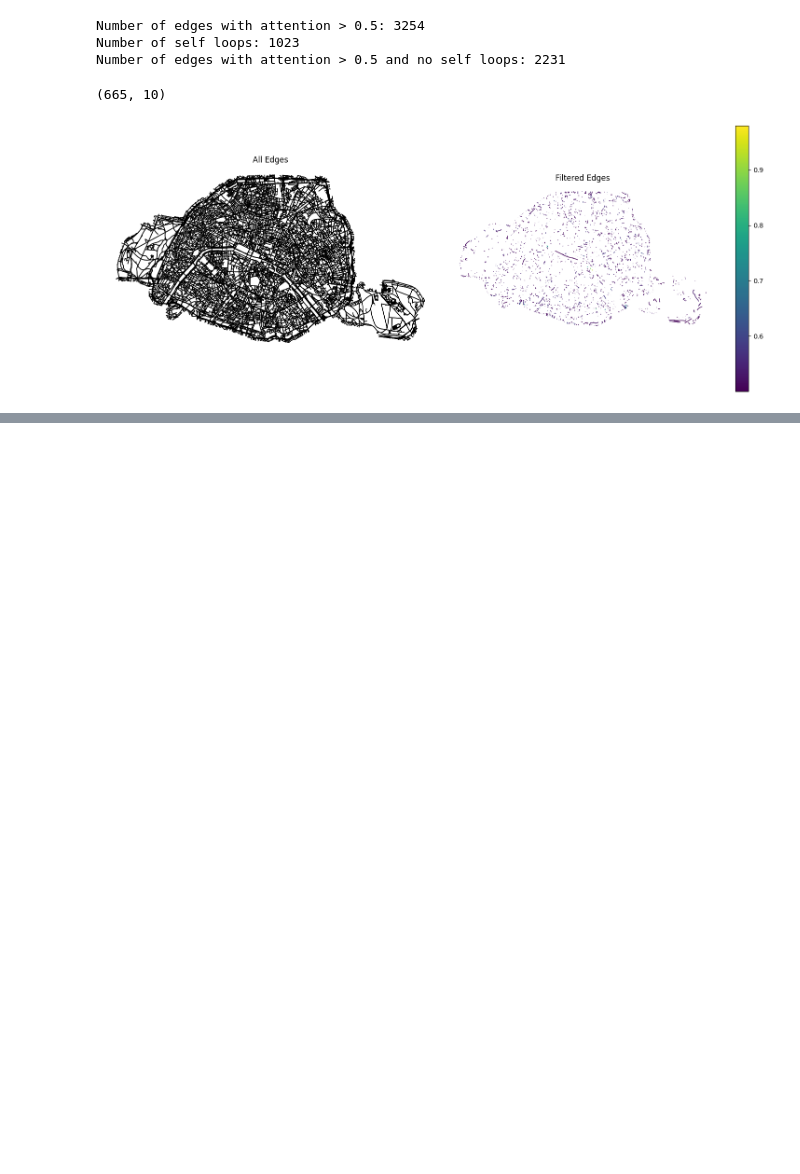
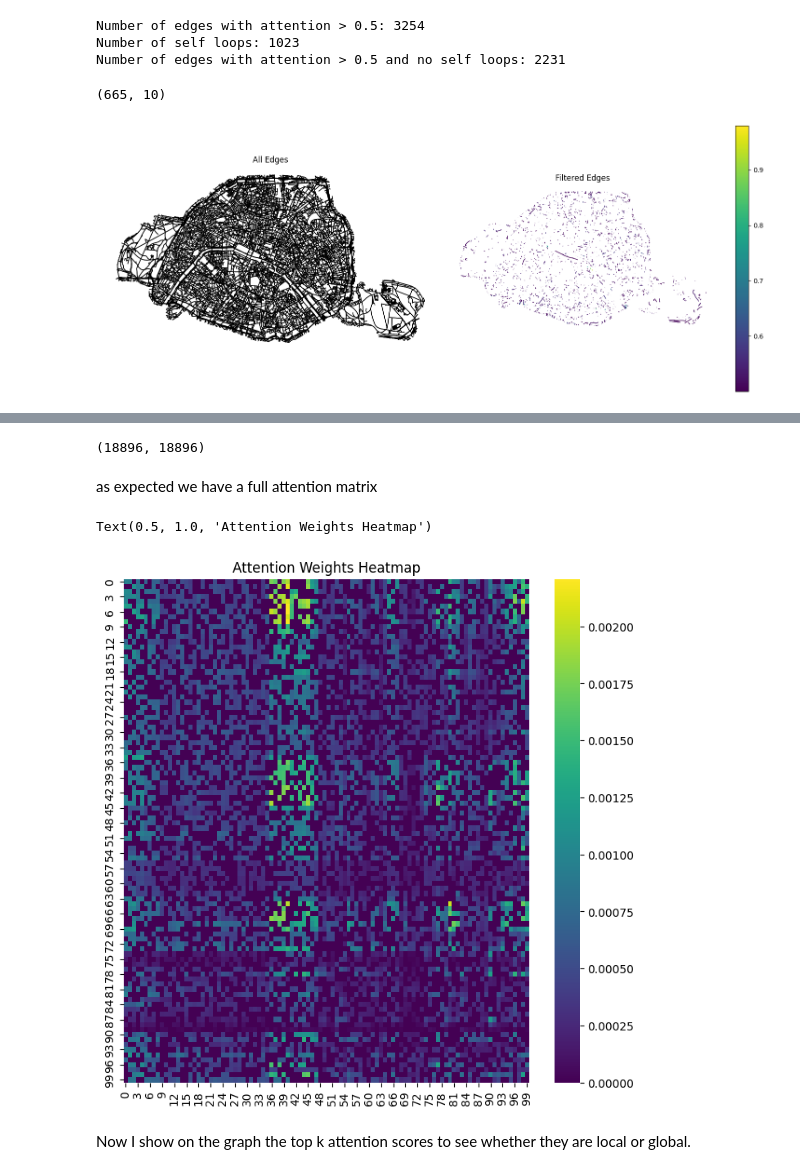
Before and after one commit to StefanoCarotti/FBK, a Jupyter notebook: GDS/Urbanity/Paris_greenview.ipynb, the cells around one changed output, grey strips where cells are left out. Drawn from its saved outputs; the diff is of its cells as text; code cells hidden in the pictures; blank space fills up the shorter version.

```diff
--- a/GDS/Urbanity/Paris_greenview.ipynb
+++ b/GDS/Urbanity/Paris_greenview.ipynb
@@ -752,0 +1118,26 @@ plt.show()
+# %%
+# load the model
+model.load_state_dict(torch.load('best_green_view_transformer.pt'))
+# Extract attention weights
+with torch.no_grad():
+    out, attn_weights = model(data.x, data.pe, data.edge_index)
+attn_weights = attn_weights.cpu().detach().numpy().squeeze()  # Convert to numpy for analysis
+# %%
+attn_weights.shape
+# %% [output]
+(18896, 18896)
+# %% [markdown]
+as expected we have a full attention matrix
+# %%
+import seaborn as sns
+#extract a subset of the attention weights because the full matrix is too large
+attn_weights_subset = attn_weights[:100, :100]
+
+f, ax = plt.subplots(1, 1, figsize=(8, 8))
+sns.heatmap(attn_weights_subset, cmap='viridis', cbar=True)
+plt.title('Attention Weights Heatmap')
+# %% [output]
+Text(0.5, 1.0, 'Attention Weights Heatmap')
+[figure, added]
+# %% [markdown]
+Now I show on the graph the top k attention scores to see whether they are local or global.
```
Also changed, not shown: parts of 16 cells of this notebook.
